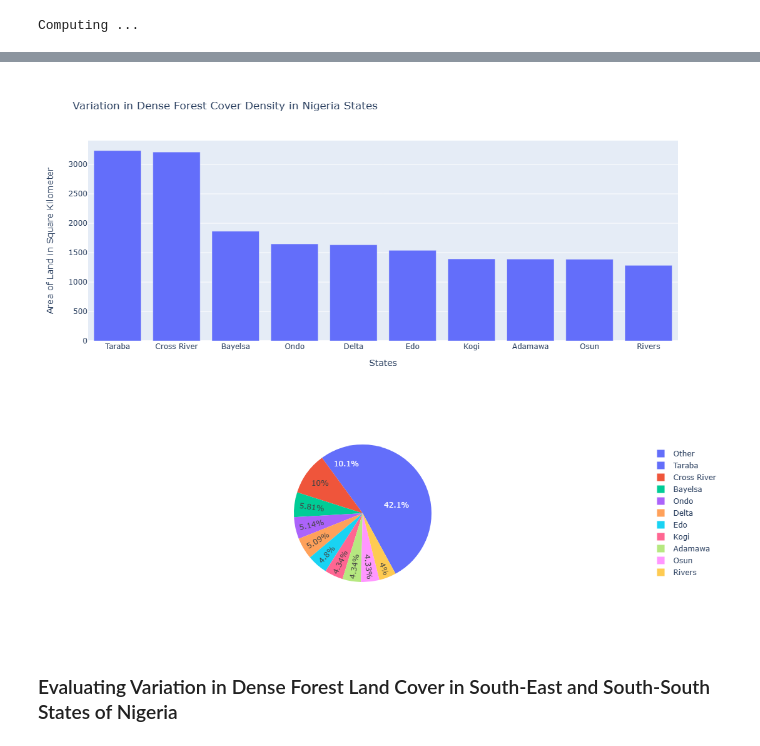
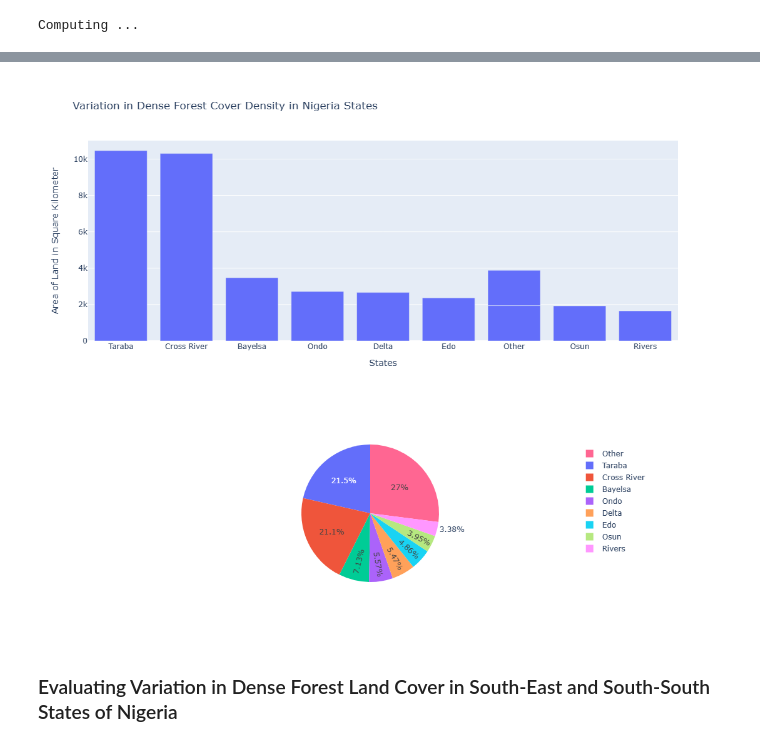
Before and after one commit to siremey/Nigeria_Forest_Density_Analysis, a Jupyter notebook: nigeria_forest_cover_analysis.ipynb, the cells around one changed output, grey strips where cells are left out. Saved outputs shown, nothing was run; the diff lists cells and outputs as text; code cells hidden in the pictures.

Commit message:
forest cover analysis

```diff
--- a/nigeria_forest_cover_analysis.ipynb
+++ b/nigeria_forest_cover_analysis.ipynb
@@ -55,13 +55,15 @@ m
 # %% [output]
 Map(center=[9.589444610453397, 8.089338153274129], controls=(WidgetControl(options=['position', 'transparent_b…
 # %%
-fc = geemap.zonal_stats_by_group(fnf, nija, out_file_path=None, stat_type='SUM', decimal_places=2, denominator=1e3, return_fc=True)
+fc = geemap.zonal_stats_by_group(fnf, nija, out_file_path=None, stat_type='SUM', decimal_places=2, denominator=1e6, return_fc=True)
 # %% [output]
 Computing ...
 # %%
-# Converting the google earth engine feature to dataframe and checking for state with highest land area of dense forest (Class_1) in Nigeria
+# Converting the google earth engine feature to dataframe and checking for percentage of total state land area (Class_sum)
+#with dense forest (Class_1) in Nigeria
 
 nija_fnf = geemap.ee_to_df(fc)
-nija_fnf.sort_values('Class_1', ascending=False).head(10)
+nija_fnf['class1_percent'] = ((nija_fnf['Class_1'] / nija_fnf['Class_sum']) * 100).round(2)
+nija_fnf.sort_values('class1_percent', ascending=False).head(10)
 # %% [output]
 |  | ADM0_CODE | ADM0_NAME | ADM1_CODE | ADM1_NAME | Class_1 | Class_2 | Class_3 | Class_4 | Class_sum | DISP_AREA | ... |
@@ -78,6 +79,0 @@ nija_fnf.sort_values('Class_1', ascending=False).head(10)
-# %%
-# Visualizing Region with Dense Forest in Square Kilometer (converting from kilometer to square kilometer using numpy sqrt function)
-
-import numpy as np
-
-nija_fnf['class_1_km2'] = (np.sqrt(nija_fnf[['Class_1']])).round(2)
@@ -84,12 +93,12 @@ nija_fnf['class_1_km2'] = (np.sqrt(nija_fnf[['Class_1']])).round(2)
 # %%
-geemap.bar_chart(data=nija_fnf, x='ADM1_NAME', y='class_1_km2', x_label= 'States', y_label='Area of Land in Square Kilometer',
+geemap.bar_chart(data=nija_fnf, x='ADM1_NAME', y='Class_1', x_label= 'States', y_label='Area of Land in Square Kilometer',
                  title='Variation in Dense Forest Cover Density in Nigeria States',max_rows=10)
 # %% [output]
-[figure, old version]
+[figure, new version]
 # %%
-geemap.pie_chart(nija_fnf, names='ADM1_NAME', values='class_1_km2', max_rows=11, color='ADM1_NAME')
+geemap.pie_chart(nija_fnf, names='ADM1_NAME', values='Class_1', max_rows=11, color='ADM1_NAME')
 # %% [output]
-[figure, old version]
+[figure, new version]
 # %% [markdown]
 ### Evaluating Variation in Dense Forest Land Cover in South-East and South-South States of Nigeria
 # %%
```
Also changed, not shown: parts of 18 cells of this notebook, 1 other file.
